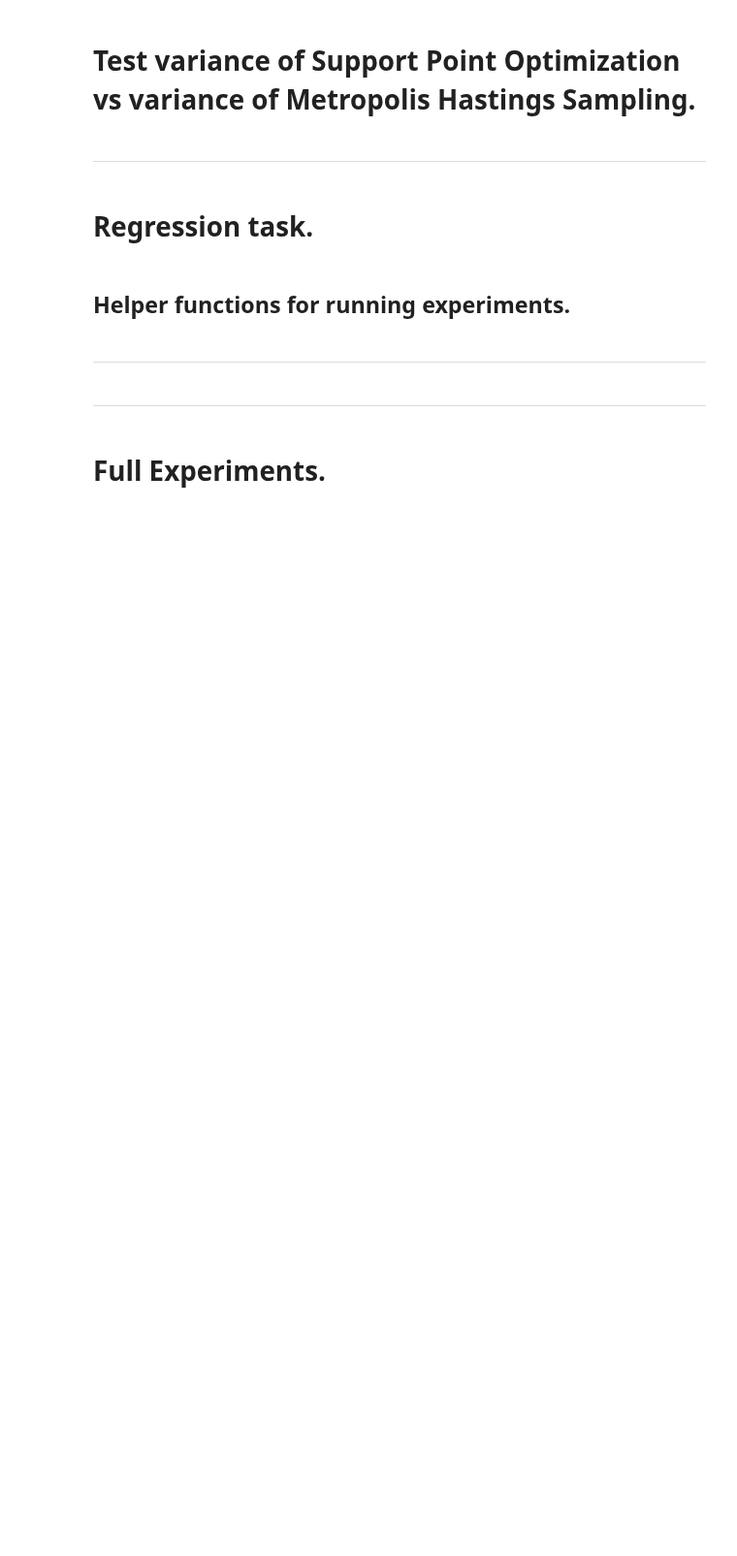
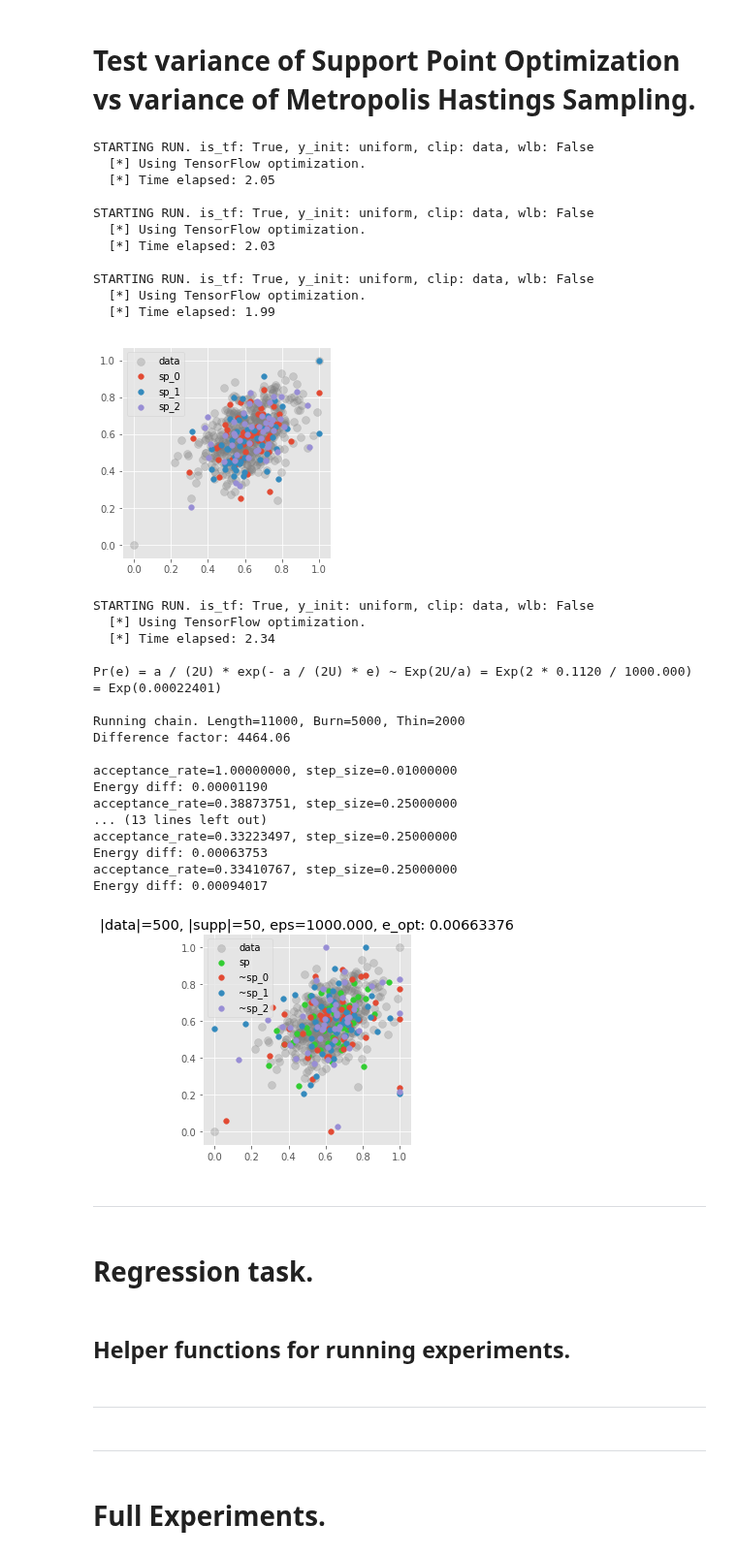
Before and after one commit to diesendruck/pv, a Jupyter notebook: mv_sp_privacy/src/sp_privacy_examples.ipynb, the cells around one changed output. Shown at 97% size. Saved outputs shown, nothing was run; the diff lists cells and outputs as text; code cells hidden in the pictures; blank space fills up the shorter version.

Commit message:
corrected args in sample_sp_exp_mech in variance comparison section

```diff
--- a/mv_sp_privacy/src/sp_privacy_examples.ipynb
+++ b/mv_sp_privacy/src/sp_privacy_examples.ipynb
@@ -80,7 +94,7 @@ num_supp = 50
 DIM = 2
 MAX_ITER = 201
 LR = 5e-1
-ALPHA = 10
+ALPHA = 1000
 POWER = 2
 
 
@@ -94,7 +108,7 @@ data = scale_01(data)
 energy_sensitivity = get_energy_sensitivity(data, num_supp, power=POWER)
 
 
-if 0:
+if 1:
 
     # ------------------------------------------------------------------
     # Given data, repeated support point optimizations are low variance.
@@ -104,44 +118,74 @@ if 0:
                 alpha=0.3, label='data')
     for i in range(num_sp_samples):
         y_opt, e_opt = get_support_points(data, num_supp, MAX_ITER, LR, is_tf=True,
-                                          Y_INIT_OPTION='uniform', clip='data',
-                                          plot=False)
+                                          power=POWER, y_init_option='uniform',
+                                          clip='data', plot=False)
         plt.scatter(y_opt[:, 0], y_opt[:, 1], s=32, label='sp_{}'.format(i))
 
     plt.gca().set_aspect('equal', adjustable='box')
     plt.legend()
     plt.show()
 
 
     # ---------------------------------------------------------------
-    # Given support points, repeated diffusions create more variance.
+    # Given support points, repeated samples from Exp.Mech. creates more variance.
     # ---------------------------------------------------------------
 
     # Get private support points.
     y_opt, e_opt = get_support_points(data, num_supp, MAX_ITER, LR, is_tf=True,
-                                      Y_INIT_OPTION='uniform', clip='data',
-                                      plot=False)
+                                      power=POWER, y_init_option='uniform',
+                                      clip='data', plot=False)
     (y_tildes,
      energies,
      energy_errors) = sample_sp_exp_mech(e_opt, energy_sensitivity, data, y_opt,
-                                         method='mh',
-                                         num_y_tildes=num_sp_samples,
+                                         method='mh', num_y_tildes=num_sp_samples,
                                          alpha=ALPHA,
-                                         diffusion_mean=True,
-                                         save_dir='../output/regression_logs')
+                                         save_dir='../output/regression_logs',
+                                         power=POWER,)
 
     plt.scatter(data[:, 0], data[:, 1], c='gray', s=64,
                 alpha=0.3, label='data')
     plt.scatter(y_opt[:, 0], y_opt[:, 1], s=32, c='limegreen',
                 label='sp')
     for i in range(num_sp_samples):
         y_priv = y_tildes[i]
         plt.scatter(y_priv[:, 0], y_priv[:, 1], s=32, label='~sp_{}'.format(i))
     plt.title(('|data|={}, |supp|={}, eps={:.3f}, e_opt: {:.8f}').format(
                    num_data, num_supp, ALPHA, e_opt))
     plt.gca().set_aspect('equal', adjustable='box')
     plt.legend()
     plt.show()
+# %% [output]
+STARTING RUN. is_tf: True, y_init: uniform, clip: data, wlb: False
+  [*] Using TensorFlow optimization.
+  [*] Time elapsed: 2.05
+
+STARTING RUN. is_tf: True, y_init: uniform, clip: data, wlb: False
+  [*] Using TensorFlow optimization.
+  [*] Time elapsed: 2.03
+
+STARTING RUN. is_tf: True, y_init: uniform, clip: data, wlb: False
+  [*] Using TensorFlow optimization.
+  [*] Time elapsed: 1.99
+[figure, added]
+STARTING RUN. is_tf: True, y_init: uniform, clip: data, wlb: False
+  [*] Using TensorFlow optimization.
+  [*] Time elapsed: 2.34
+
+Pr(e) = a / (2U) * exp(- a / (2U) * e) ~ Exp(2U/a) = Exp(2 * 0.1120 / 1000.000) = Exp(0.00022401)
+
+Running chain. Length=11000, Burn=5000, Thin=2000
+Difference factor: 4464.06
+
+acceptance_rate=1.00000000, step_size=0.01000000
+Energy diff: 0.00001190
+acceptance_rate=0.38873751, step_size=0.25000000
+... (13 lines left out)
+acceptance_rate=0.33223497, step_size=0.25000000
+Energy diff: 0.00063753
+acceptance_rate=0.33410767, step_size=0.25000000
+Energy diff: 0.00094017
+[figure, added]
 # %% [markdown]
 ___
 # %% [markdown]
```
Also changed, not shown: parts of 2 cells of this notebook.
